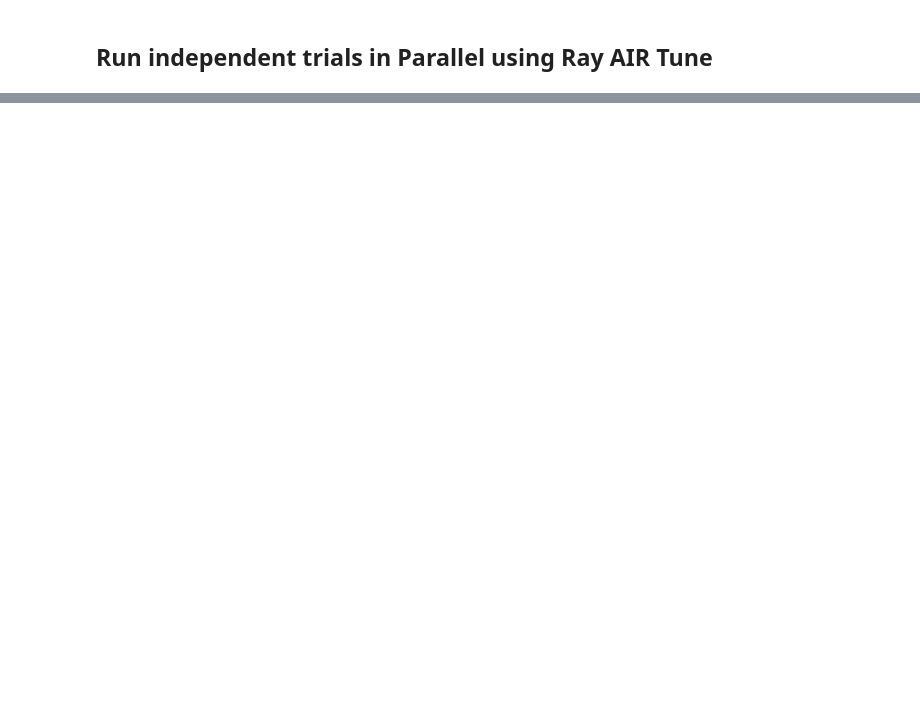
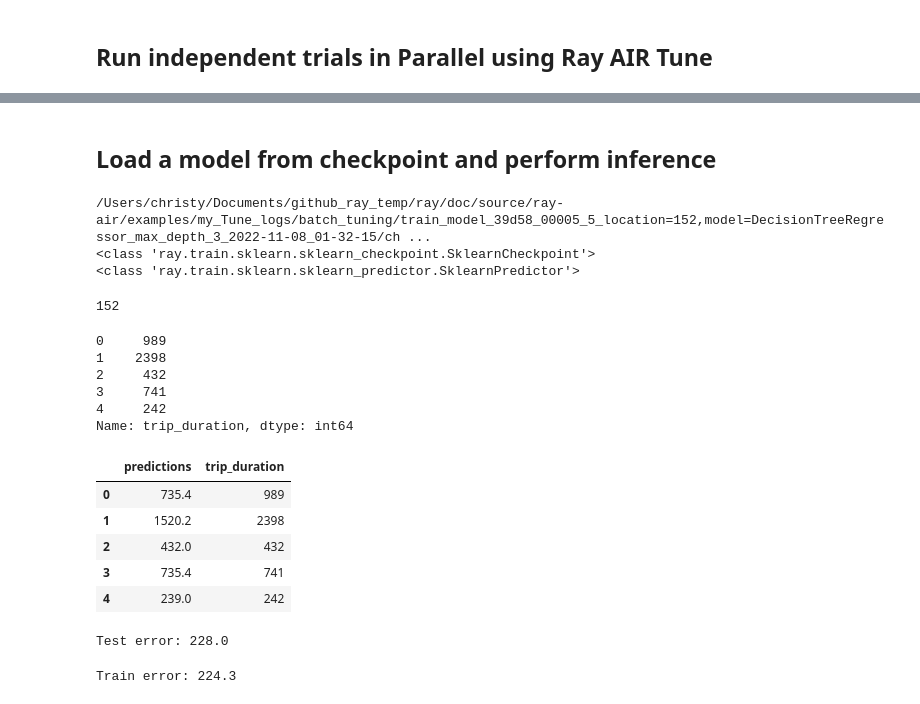
Before and after one commit to christy/AnyscaleDemos, a Jupyter notebook: ray_air_demos/ray_air/batch_tuning.ipynb, the cells around one changed output, grey strips where cells are left out. Saved outputs shown, nothing was run; the diff lists cells and outputs as text; code cells hidden in the pictures; blank space fills up the shorter version.

```diff
--- a/ray_air_demos/ray_air/batch_tuning.ipynb
+++ b/ray_air_demos/ray_air/batch_tuning.ipynb
@@ -342,0 +360,70 @@ dtype: object
+# %% [markdown]
+## Load a model from checkpoint and perform inference  <a class="anchor" id="load_checkpoint"></a>
+# %%
+# Get a checkpoint_dir.
+checkpoint_path = final_df.checkpoint_dir[0]
+print(checkpoint_path)
+
+# In another function or script, recover Checkpoint object from path
+checkpoint = SklearnCheckpoint.from_directory(checkpoint_path)
+print(type(checkpoint))
+
+# Restore a predictor object from checkpoint
+predictor = SklearnPredictor.from_checkpoint(checkpoint)
+print(type(predictor))
+# %% [output]
+/Users/christy/Documents/github_ray_temp/ray/doc/source/ray-air/examples/my_Tune_logs/batch_tuning/train_model_39d58_00005_5_location=152,model=DecisionTreeRegressor_max_depth_3_2022-11-08_01-32-15/ch ...
+<class 'ray.train.sklearn.sklearn_checkpoint.SklearnCheckpoint'>
+<class 'ray.train.sklearn.sklearn_predictor.SklearnPredictor'>
+# %%
+# Get a location
+the_location = final_df.location_id[0]
+the_location
+# %% [output]
+152
+# %%
+# Create test data
+# TODO how to save the test data so you don't have to re-create it?
+df_list = [read_data(f, the_location) for f in s3_files]
+df_raw = pd.concat(df_list, ignore_index=True)
+df = transform_df(df_raw)
+
+# Train/test split.
+train_df, test_df = train_test_split(df, test_size=0.2, shuffle=True)
+# train_X = train_df[["passenger_count", "trip_distance"]]
+# train_y = train_df.trip_duration
+test_X = test_df[["passenger_count", "trip_distance"]]
+test_y = test_df.trip_duration
+# %%
+# Re-index actual values
+test_y = test_y.reset_index(drop=True)
+test_y
+# %% [output]
+0     989
+1    2398
+2     432
+3     741
+4     242
+Name: trip_duration, dtype: int64
+# %%
+# Inference using restored model from checkpoint
+pred_y = predictor.predict(test_X)
+pd.concat([pred_y, test_y], axis=1, sort=False, join="outer")
+# %% [output]
+|  | predictions | trip_duration |
+| 0 | 735.4 | 989 |
+| 1 | 1520.2 | 2398 |
+| 2 | 432.0 | 432 |
+| 3 | 735.4 | 741 |
+| 4 | 239.0 | 242 |
+# %%
+# Evaluate.
+error = sklearn.metrics.mean_absolute_error(test_y, pred_y)
+print(f"Test error: {error}")
+# %% [output]
+Test error: 228.0
+# %%
+# Compare test error with train error
+print(f"Train error: {final_df.error[0]}")
+# %% [output]
+Train error: 224.3
```
Also changed, not shown: parts of 12 cells of this notebook.
